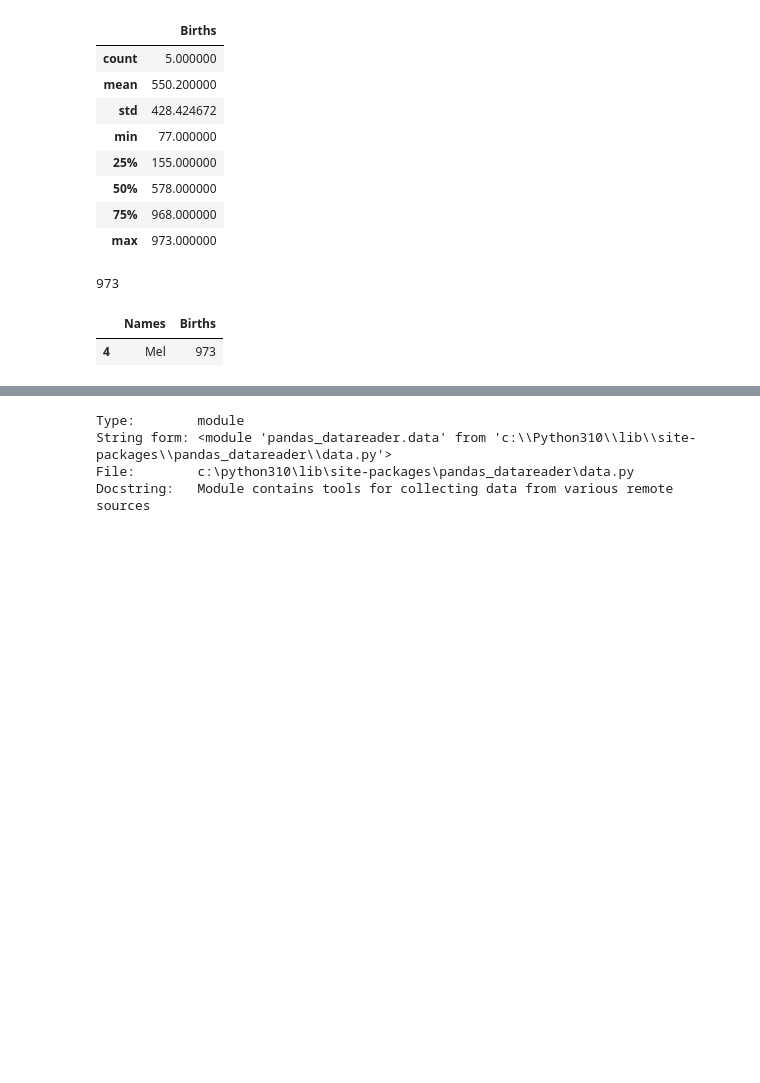
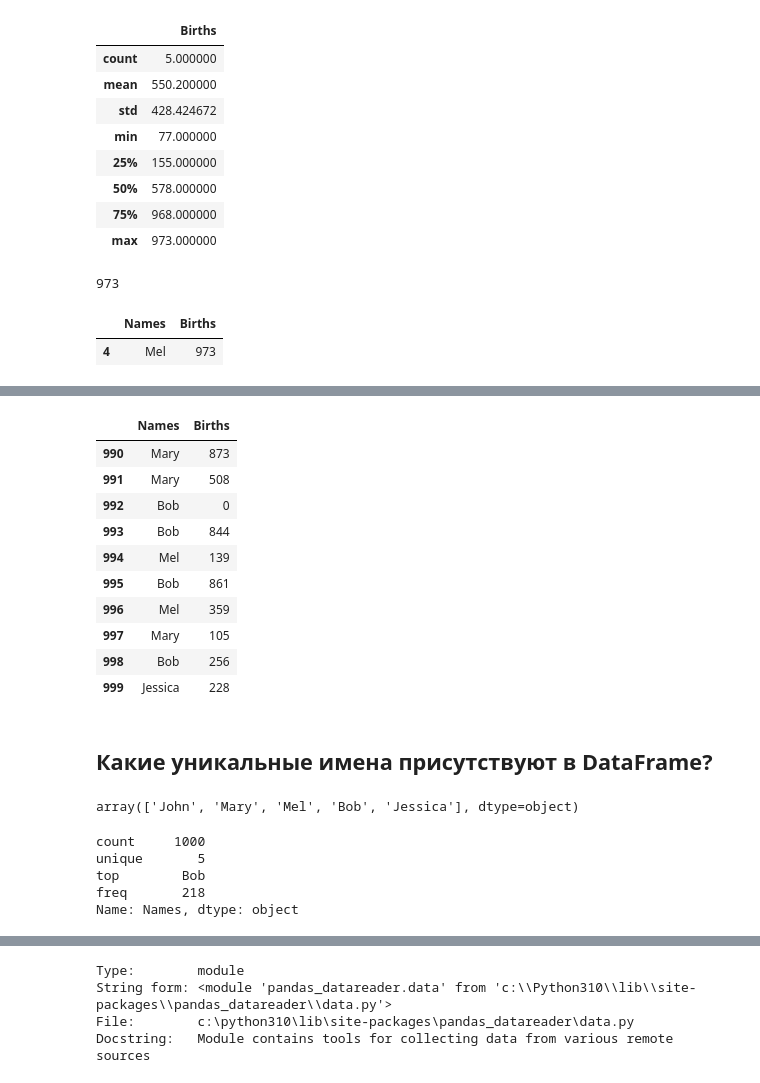
Before and after one commit to Data-Engineer-Course-Materials/big-data-02-2024, a Jupyter notebook: pandas_examples.ipynb, the cells around one changed output, grey strips where cells are left out. Cells and saved outputs as stored; diff of their text form; code cells hidden in the pictures; blank space fills up the shorter version.

```diff
--- a/pandas_examples.ipynb
+++ b/pandas_examples.ipynb
@@ -165,0 +259,3 @@ array(['Mel'], dtype=object)
+# %%
+df = pd.read_csv('births1000.csv', names=['Names', 'Births'])
+df.head()
@@ -165,0 +269,28 @@ array(['Mel'], dtype=object)
+# %%
+df.tail(10)
+# %% [output]
+|  | Names | Births |
+| 990 | Mary | 873 |
+| 991 | Mary | 508 |
+| 992 | Bob | 0 |
+| 993 | Bob | 844 |
+| 994 | Mel | 139 |
+| 995 | Bob | 861 |
+| 996 | Mel | 359 |
+| 997 | Mary | 105 |
+| 998 | Bob | 256 |
+| 999 | Jessica | 228 |
+# %% [markdown]
+## Какие уникальные имена присутствуют в DataFrame?
+# %%
+df['Names'].unique()
+# %% [output]
+array(['John', 'Mary', 'Mel', 'Bob', 'Jessica'], dtype=object)
+# %%
+df['Names'].describe()
+# %% [output]
+count     1000
+unique       5
+top        Bob
+freq       218
+Name: Names, dtype: object
```
Also changed, not shown: parts of 10 cells of this notebook.
